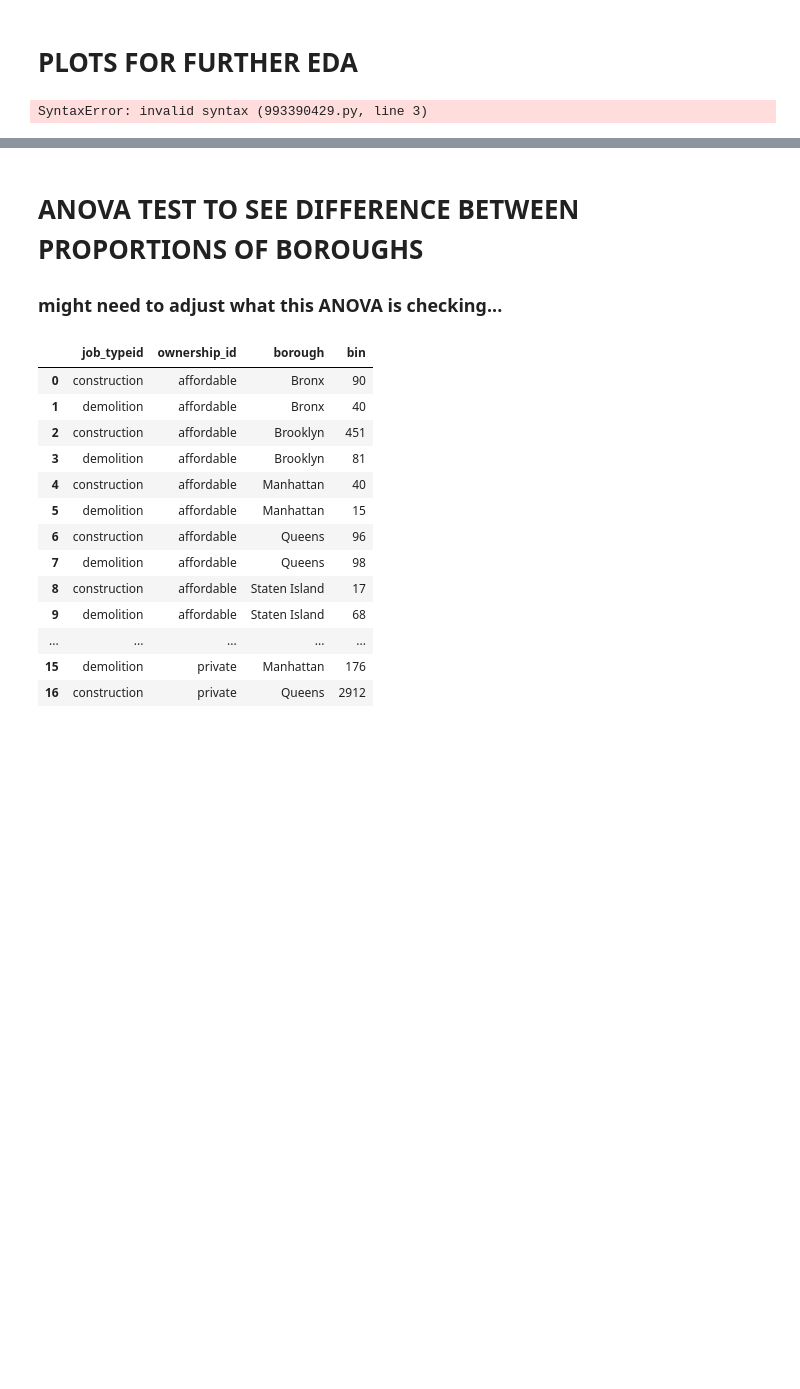
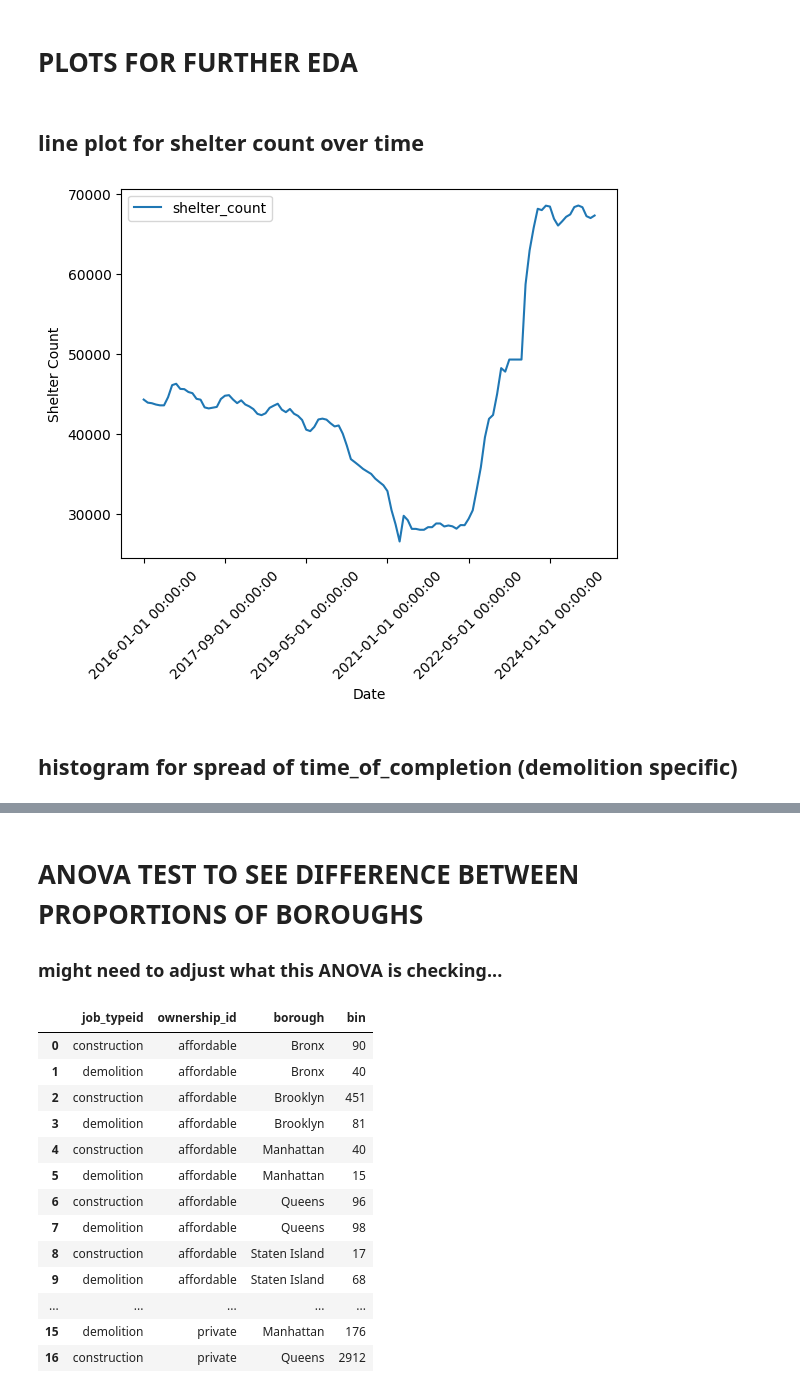
Before and after one commit to kevinserr/Time_Series_Forecast_of_Homelessness_in_NYC_with_Local_Model_Deployment, a Jupyter notebook: python/vincent_eda.ipynb, the cells around one changed output, grey strips where cells are left out. Cells and saved outputs as stored; diff of their text form; code cells hidden in the pictures; blank space fills up the shorter version.

Commit message:
a lot of line graphs/histograms/correlation maps for EDA

```diff
--- a/python/vincent_eda.ipynb
+++ b/python/vincent_eda.ipynb
@@ -164,14 +179,21 @@ not affordable proportion 0.2715379262352122
 # %% [markdown]
 # PLOTS FOR FURTHER EDA
+# %% [markdown]
+## line plot for shelter count over time
 # %%
 import matplotlib.pyplot as plt
 import seaborn as sns
-from sklearn.preprocessing import StandardScaler
 
-scaleddata = fact_owner_demo[['month_date','job_typeid','ownership_id']]
+sheltereda = fact_shelter.copy()
+sheltereda = sheltereda.sort_values(by='report_date',ascending=True)
+sheltereda.set_index(keys='report_date',inplace=True)
+shelterline = sheltereda.plot(kind='line')
+shelterline.set_ylabel('Shelter Count')
+shelterline.set_xlabel("Date")
+shelterline.tick_params("x",rotation=45)
 
-
-
-#fact_owner_demo.groupby(['month_date','job_typeid','ownership_id'])['job_typeid'].agg('count')
+# check quarterly on our timeframe, 2 year periods (a big spike after 2022)
 # %% [output]
-SyntaxError: invalid syntax (993390429.py, line 3)
+[figure, added]
+# %% [markdown]
+## histogram for spread of time_of_completion (demolition specific)
```
Also changed, not shown: parts of 9 cells of this notebook.
